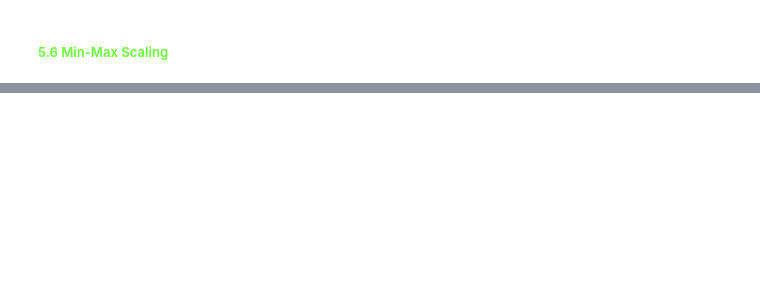
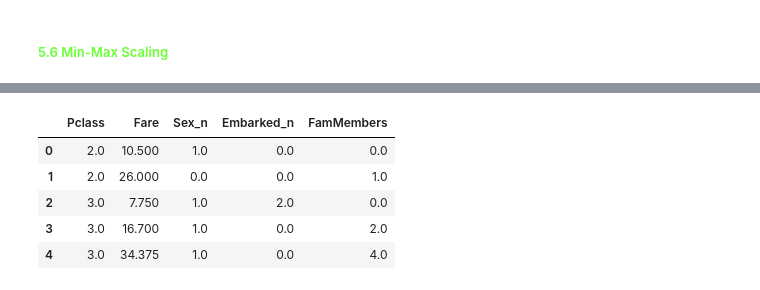
Before and after one commit to dorianDraper/Titanic-shipwreck, a Jupyter notebook: src/titanic_eda.ipynb, the cells around one changed output, grey strips where cells are left out. Drawn from its saved outputs; the diff is of its cells as text; code cells hidden in the pictures; blank space fills up the shorter version.

```diff
--- a/src/titanic_eda.ipynb
+++ b/src/titanic_eda.ipynb
@@ -432,2 +592,16 @@ total_data[total_data['Fare'] > 300]
 # %% [markdown]
 <h5 id="56" style="font-family: Comic Sans MS; color: #68FF33">5.6 Min-Max Scaling</h5>
+# %%
+# Min-Max Scaling
+from sklearn.preprocessing import MinMaxScaler
+
+scaler = MinMaxScaler()
+scaler.fit(X_train)
+
+X_train_scal = scaler.transform(X_train)
+X_train_scal = pd.DataFrame(X_train_scal, index=X_train.index, columns=num_variables)
+
+X_test_scal = scaler.transform(X_test)
+X_test_scal = pd.DataFrame(X_test_scal, index=X_test.index, columns=num_variables)
+
+X_train_scal.head()
@@ -433,0 +636,8 @@ total_data[total_data['Fare'] > 300]
+# %%
+from sklearn.feature_selection import SelectKBest, f_classif
+# With a value of k=5 we implicitly mean that we want to remove the least important feature
+selection_model = SelectKBest(f_classif, k=5)
+selection_model.fit(X_train_scal, y_train)
+ix = selection_model.get_support()
+X_train_sel = pd.DataFrame(selection_model.transform(X_train), columns=X_train.columns.values[ix])
+X_test_sel = pd.DataFrame(selection_model.transform(X_test), columns=X_test.columns.values[ix])
@@ -433,0 +654,9 @@ total_data[total_data['Fare'] > 300]
+# %%
+X_train_sel.head()
+# %% [output]
+|  | Pclass | Fare | Sex_n | Embarked_n | FamMembers |
+| 0 | 2.0 | 10.500 | 1.0 | 0.0 | 0.0 |
+| 1 | 2.0 | 26.000 | 0.0 | 0.0 | 1.0 |
+| 2 | 3.0 | 7.750 | 1.0 | 2.0 | 0.0 |
+| 3 | 3.0 | 16.700 | 1.0 | 0.0 | 2.0 |
+| 4 | 3.0 | 34.375 | 1.0 | 0.0 | 4.0 |
```
Also changed, not shown: parts of 30 cells of this notebook, 6 other files.
